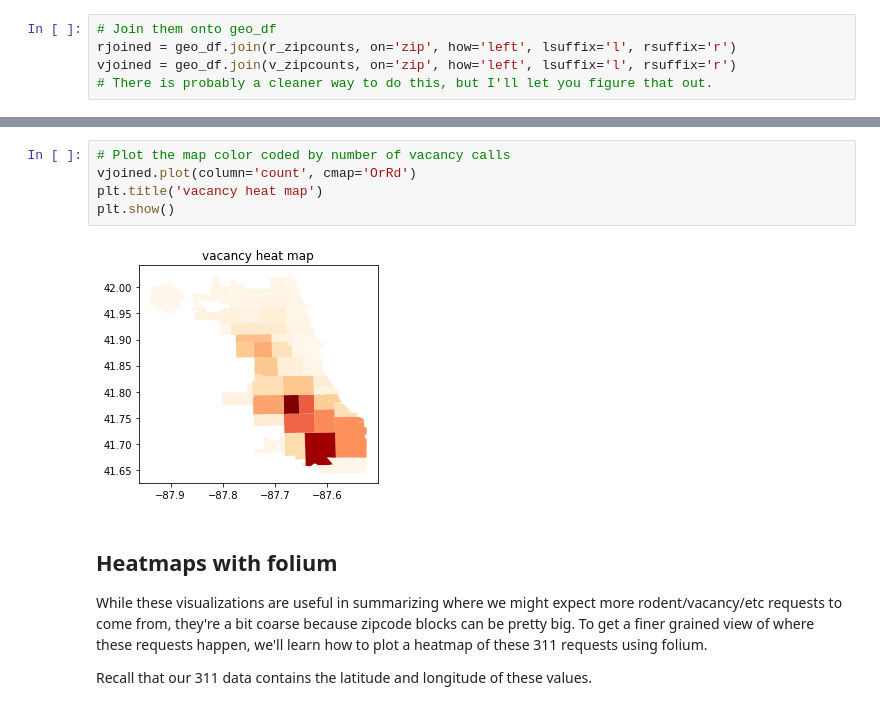
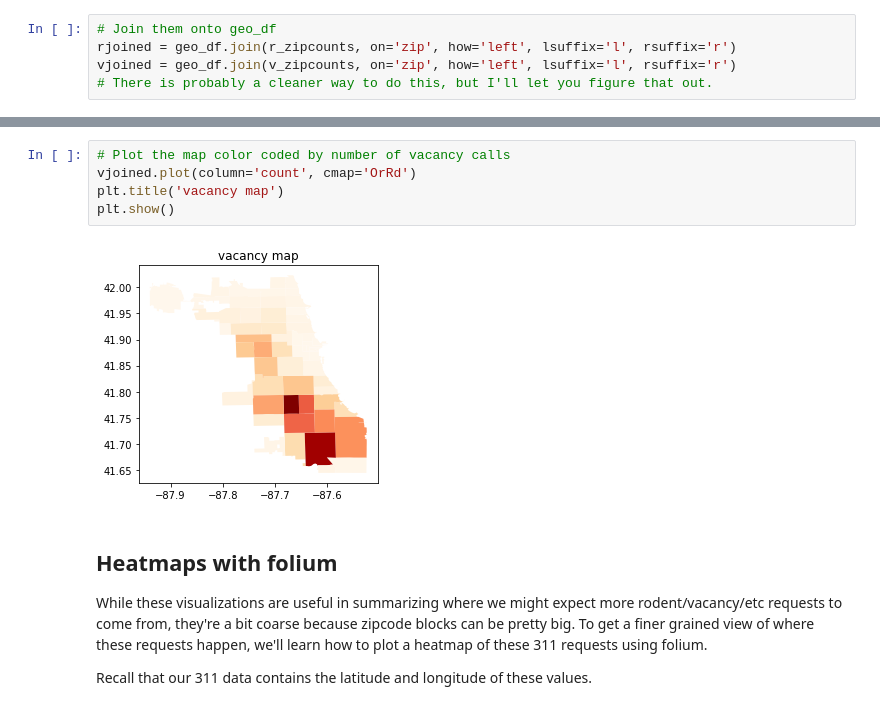
Before and after one commit to dssg/MLforPublicPolicy, a Jupyter notebook: labs/lab2_geo_viz.ipynb, the cells around one changed output, grey strips where cells are left out. Cells and saved outputs as stored; diff of their text form.

```diff
--- a/labs/lab2_geo_viz.ipynb
+++ b/labs/lab2_geo_viz.ipynb
@@ -103,10 +104,10 @@ plt.show()
 # %%
 # Plot the map color coded by number of vacancy calls
 vjoined.plot(column='count', cmap='OrRd')
-plt.title('vacancy heat map')
+plt.title('vacancy map')
 plt.show()
 # %% [output]
-[figure, old version]
+[figure, new version]
 # %% [markdown]
 ## Heatmaps with folium
 
```
Also changed, not shown: parts of 8 cells of this notebook, 2 other files.
